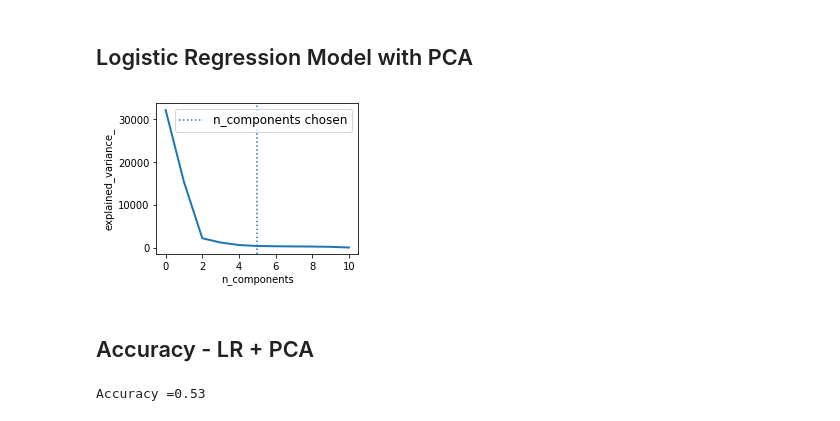
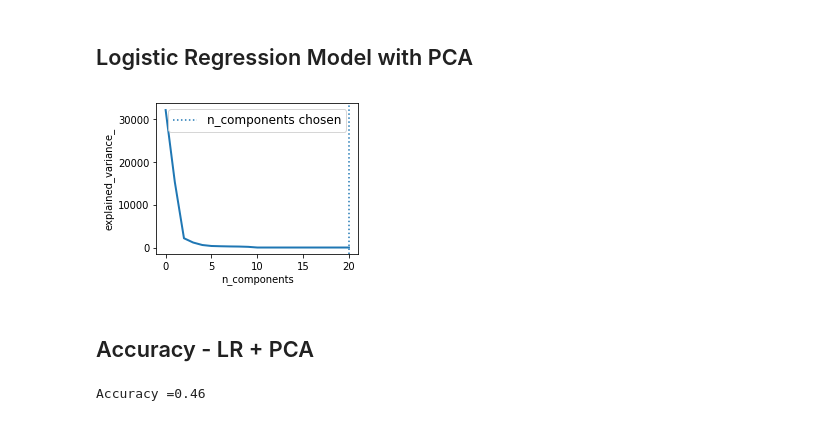
Before and after one commit to HongChen1995/DeepLearning2018, a Jupyter notebook: MiniProject1/test - Basic Regression.ipynb, the cells around one changed output. Cells and saved outputs as stored; diff of their text form; code cells hidden in the pictures.

```diff
--- a/MiniProject1/test.ipynb
+++ b/MiniProject1/test - Basic Regression.ipynb
@@ -587,35 +587,35 @@ pipe = Pipeline(steps=[('pca', pca), ('logistic', logistic)])
 X_train = extractedFeatures
 Y_train = np.array(train_target)
 
 # Plot the PCA spectrum
 pca.fit(X_train)
 
 plt.figure(1, figsize=(4, 3))
 plt.clf()
 plt.axes([.2, .2, .7, .7])
 plt.plot(pca.explained_variance_, linewidth=2)
 plt.axis('tight')
 plt.xlabel('n_components')
 plt.ylabel('explained_variance_')
 
 # Prediction
-n_components = [1, 2, 5]
+n_components = [5, 10, 15, 20]
 Cs = np.logspace(-4, 4, 3)
 
 # Parameters of pipelines can be set using ‘__’ separated parameter names:
 estimator = GridSearchCV(pipe,
                          dict(pca__n_components=n_components,
                               logistic__C=Cs))
 estimator.fit(X_train, Y_train)
 
 plt.axvline(estimator.best_estimator_.named_steps['pca'].n_components,
             linestyle=':', label='n_components chosen')
 plt.legend(prop=dict(size=12))
 plt.show()
 
 test_prediction = estimator.predict(extractedFeaturesTest) #prediction
 # %% [output]
-[figure, old version]
+[figure, new version]
 # %% [markdown]
 ## Accuracy - LR + PCA
 # %%
@@ -626,4 +626,4 @@ for i in range (0, len(test_prediction)):
 
 print('Accuracy =' + str(counter/len(test_prediction)))
 # %% [output]
-Accuracy =0.53
+Accuracy =0.46
```
Also changed, not shown: parts of 2 cells of this notebook, 4 other files.
